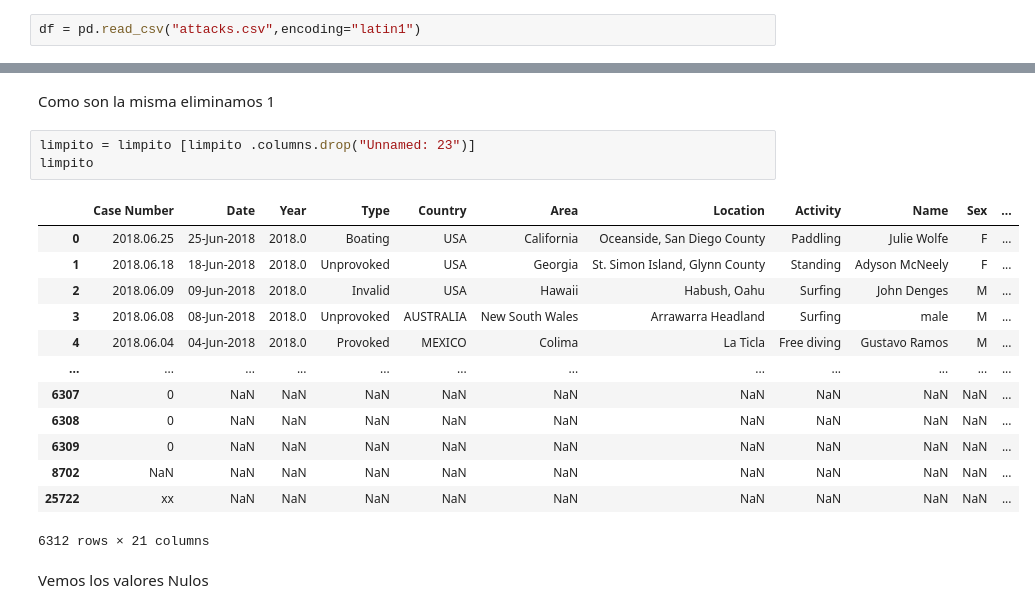
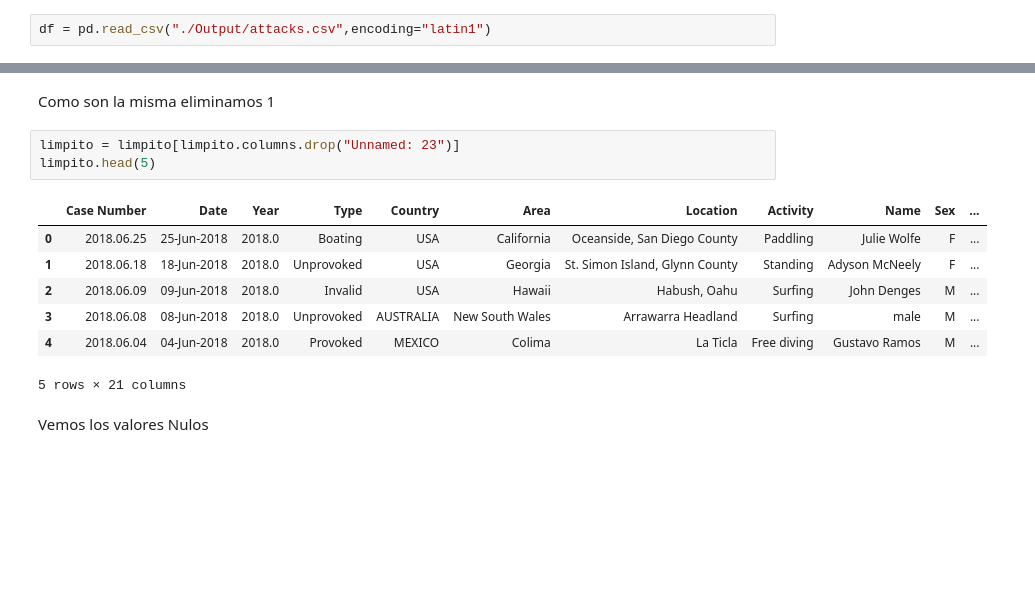
Before and after one commit to Sergio-Perez/data-cleaning-pandas, a Jupyter notebook: clean.ipynb, the cells around one changed output, grey strips where cells are left out. Drawn from its saved outputs; the diff is of its cells as text; blank space fills up the shorter version.

```diff
--- a/clean.ipynb
+++ b/clean.ipynb
@@ -7,7 +7,7 @@ import pandas as pd
 import numpy as np
 import re
 # %%
-df = pd.read_csv("attacks.csv",encoding="latin1")
+df = pd.read_csv("./Output/attacks.csv",encoding="latin1")
 # %%
 print(df.shape)
 # %% [output]
@@ -146,22 +139,16 @@ True
 # %% [markdown]
 Como son la misma eliminamos 1
 # %%
-limpito = limpito [limpito .columns.drop("Unnamed: 23")]
-limpito
+limpito = limpito[limpito.columns.drop("Unnamed: 23")]
+limpito.head(5)
 # %% [output]
 |  | Case Number | Date | Year | Type | Country | Area | Location | Activity | Name | Sex | ... |
 | 0 | 2018.06.25 | 25-Jun-2018 | 2018.0 | Boating | USA | California | Oceanside, San Diego County | Paddling | Julie Wolfe | F | ... |
 | 1 | 2018.06.18 | 18-Jun-2018 | 2018.0 | Unprovoked | USA | Georgia | St. Simon Island, Glynn County | Standing | Adyson McNeely | F | ... |
 | 2 | 2018.06.09 | 09-Jun-2018 | 2018.0 | Invalid | USA | Hawaii | Habush, Oahu | Surfing | John Denges | M | ... |
 | 3 | 2018.06.08 | 08-Jun-2018 | 2018.0 | Unprovoked | AUSTRALIA | New South Wales | Arrawarra Headland | Surfing | male | M | ... |
 | 4 | 2018.06.04 | 04-Jun-2018 | 2018.0 | Provoked | MEXICO | Colima | La Ticla | Free diving | Gustavo Ramos | M | ... |
-| ... | ... | ... | ... | ... | ... | ... | ... | ... | ... | ... | ... |
-| 6307 | 0 | NaN | NaN | NaN | NaN | NaN | NaN | NaN | NaN | NaN | ... |
-| 6308 | 0 | NaN | NaN | NaN | NaN | NaN | NaN | NaN | NaN | NaN | ... |
-| 6309 | 0 | NaN | NaN | NaN | NaN | NaN | NaN | NaN | NaN | NaN | ... |
-| 8702 | NaN | NaN | NaN | NaN | NaN | NaN | NaN | NaN | NaN | NaN | ... |
-| 25722 | xx | NaN | NaN | NaN | NaN | NaN | NaN | NaN | NaN | NaN | ... |
-6312 rows × 21 columns
+5 rows × 21 columns
 # %% [markdown]
 Vemos los valores Nulos
 # %%
```
Also changed, not shown: parts of 13 cells of this notebook, 3 other files.
